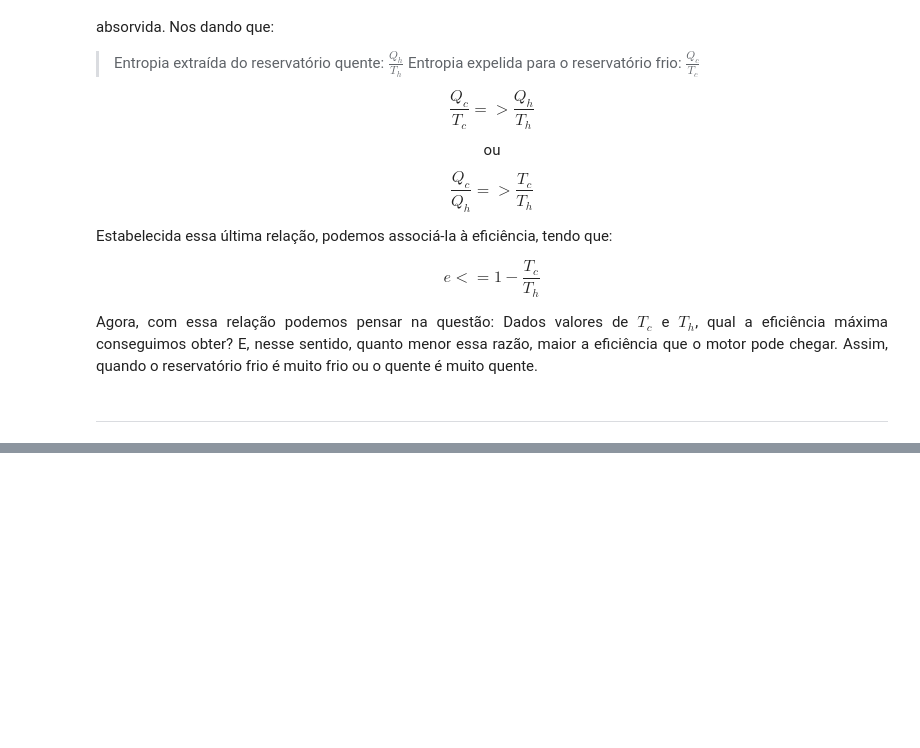
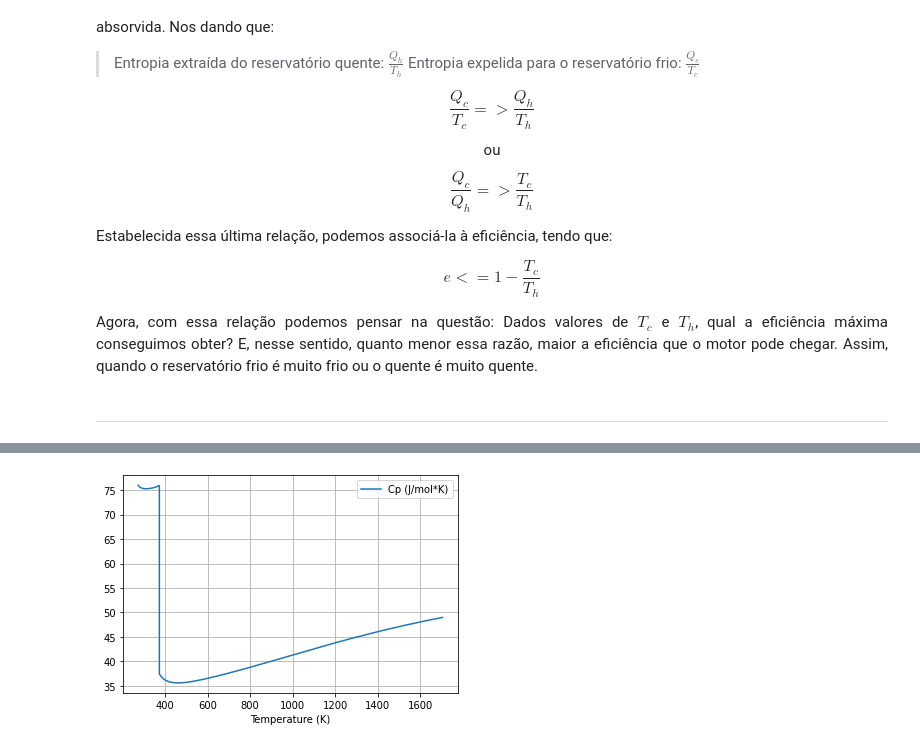
Before and after one commit to viyuetuki/Termodinamica_Avancada, a Jupyter notebook: Desafio 4.ipynb, the cells around one changed output, grey strips where cells are left out. Saved outputs shown, nothing was run; the diff lists cells and outputs as text; code cells hidden in the pictures; blank space fills up the shorter version.

```diff
--- a/Desafio 4.ipynb
+++ b/Desafio 4.ipynb
@@ -124,0 +225,4 @@ $$ \frac{P_1 V_1}{T_1} = \frac{P_2 V_2}{T_2} $$
+# %%
+df_isobaric_data = pd.read_csv("isobaric_data.txt", sep="	")
+print("ISOBARIC DATA")
+display(df_isobaric_data)
@@ -124,0 +244,6 @@ $$ \frac{P_1 V_1}{T_1} = \frac{P_2 V_2}{T_2} $$
+# %%
+df_isobaric_data.plot(x = "Temperature (K)", y = "Cp (J/mol*K)")
+plt.grid()
+plt.show()
+# %% [output]
+[figure, added]
```
Also changed, not shown: parts of 15 cells of this notebook, 7 other files.
